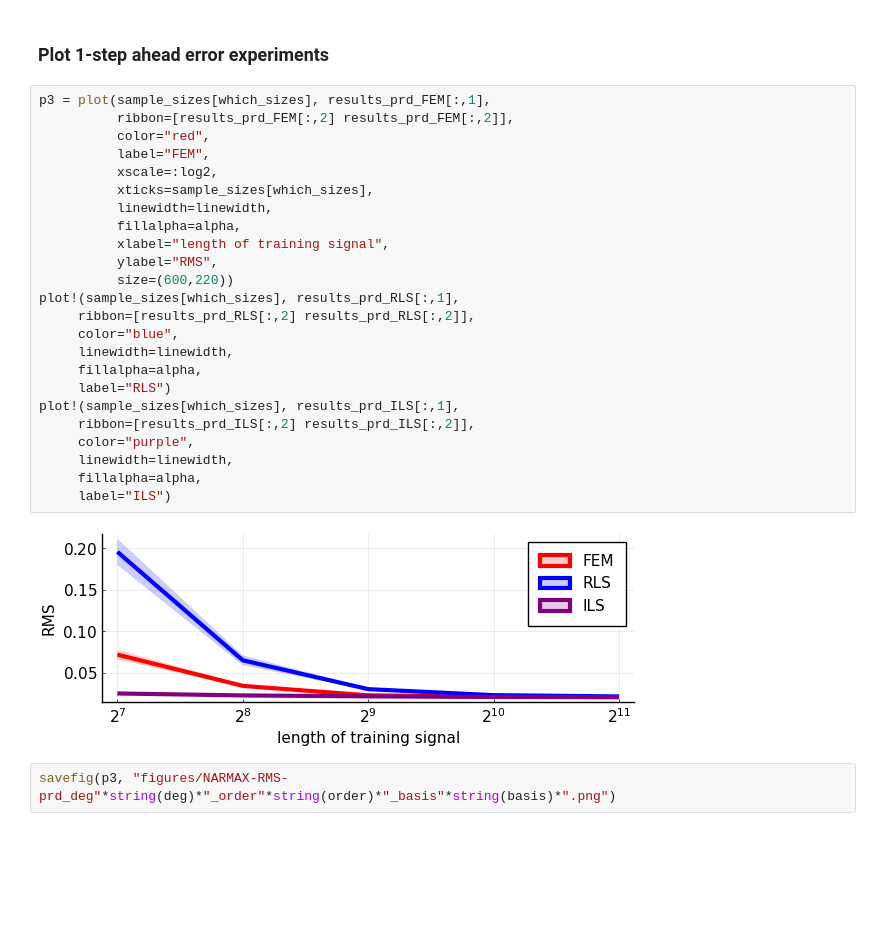
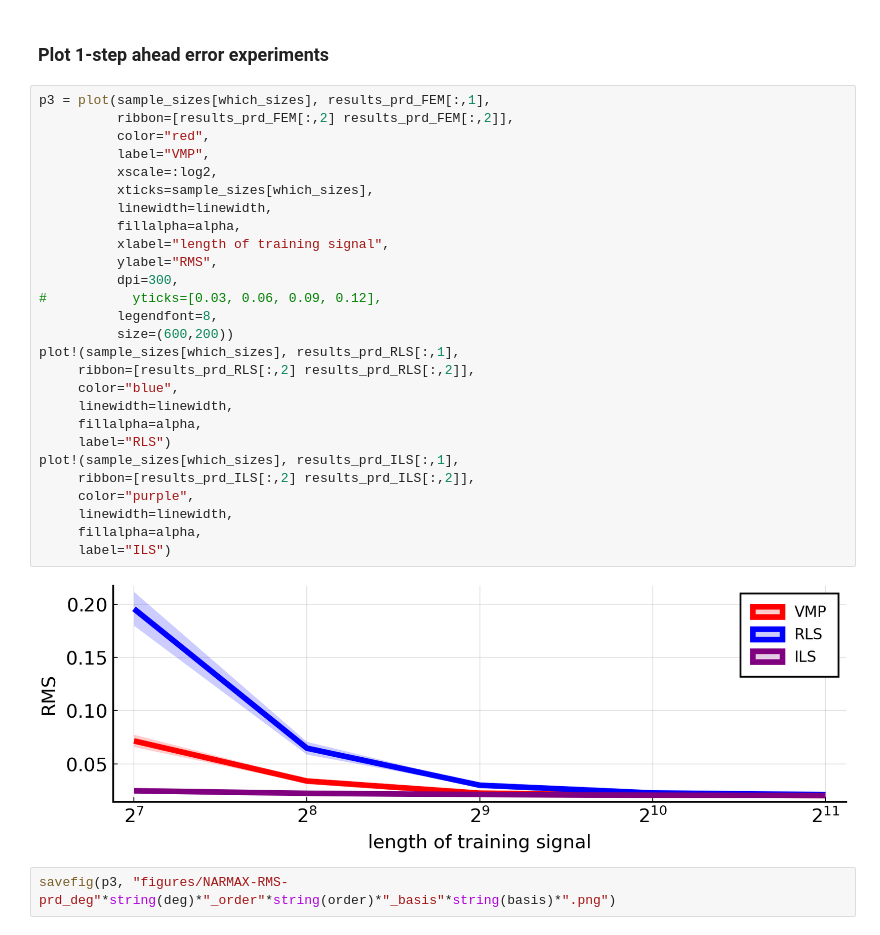
Before and after one commit to biaslab/ACC2022-vmpNARMAX, a Jupyter notebook: experiments/visualize-learning-curves.ipynb, the cells around one changed output. Drawn from its saved outputs; the diff is of its cells as text; blank space fills up the shorter version.

```diff
--- a/experiments/visualize-learning-curves.ipynb
+++ b/experiments/visualize-learning-curves.ipynb
@@ -150,29 +152,32 @@ savefig(p2, "figures/NARMAX-propfail-sim_deg"*string(deg)*"_order"*string(order)
 # %%
 p3 = plot(sample_sizes[which_sizes], results_prd_FEM[:,1],
           ribbon=[results_prd_FEM[:,2] results_prd_FEM[:,2]],
           color="red",
-          label="FEM",
+          label="VMP",
           xscale=:log2,
           xticks=sample_sizes[which_sizes],
           linewidth=linewidth,
           fillalpha=alpha,
           xlabel="length of training signal",
           ylabel="RMS",
-          size=(600,220))
+          dpi=300,
+#           yticks=[0.03, 0.06, 0.09, 0.12],
+          legendfont=8,
+          size=(600,200))
 plot!(sample_sizes[which_sizes], results_prd_RLS[:,1],
      ribbon=[results_prd_RLS[:,2] results_prd_RLS[:,2]],
      color="blue",
      linewidth=linewidth,
      fillalpha=alpha,
      label="RLS")
 plot!(sample_sizes[which_sizes], results_prd_ILS[:,1],
      ribbon=[results_prd_ILS[:,2] results_prd_ILS[:,2]],
      color="purple",
      linewidth=linewidth,
      fillalpha=alpha,
      label="ILS")
 # %% [output]
-[figure, old version]
+[figure, new version]
 # %%
 savefig(p3, "figures/NARMAX-RMS-prd_deg"*string(deg)*"_order"*string(order)*"_basis"*string(basis)*".png")
 # %%
```
Also changed, not shown: parts of 6 cells of this notebook, 24 other files.
